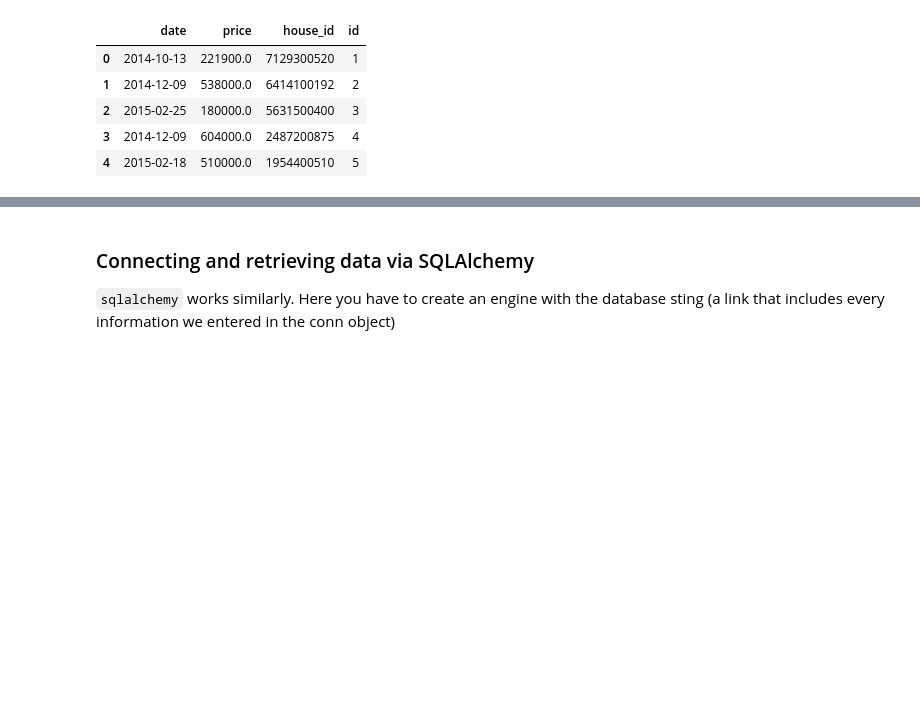
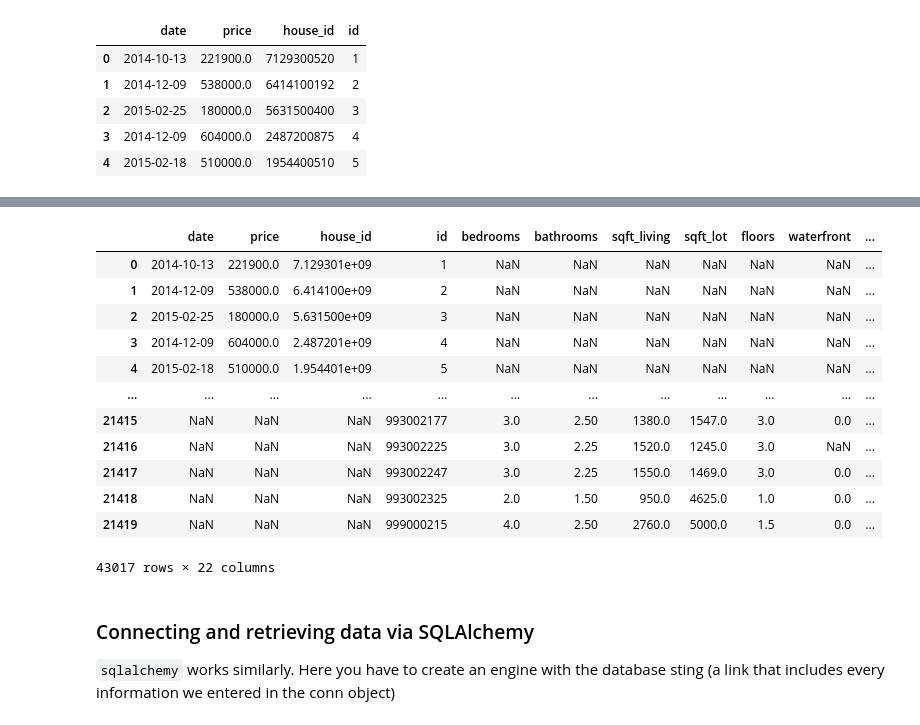
Before and after one commit to alijafarixcs/dsa-eda, a Jupyter notebook: 1_Fetching_the_data_eda.ipynb, the cells around one changed output, grey strips where cells are left out. Cells and saved outputs as stored; diff of their text form; code cells hidden in the pictures; blank space fills up the shorter version.

```diff
--- a/1_Fetching_the_data_eda.ipynb
+++ b/1_Fetching_the_data_eda.ipynb
@@ -99,8 +99,10 @@ conn = psycopg2.connect(
 )
 # %%
 # import the data into a pandas dataframe
-query_string = "SELECT * FROM eda.king_county_house_sales LIMIT 10"
+query_string = "SELECT * FROM eda.king_county_house_sales "
 df_psycopg = pd.read_sql(query_string, conn)
+query_string = "SELECT * FROM eda.king_county_house_details "
+df_psycopg_details = pd.read_sql(query_string, conn)
 # %%
 #close the connection
 conn.close()
@@ -116,6 +144,21 @@ df_psycopg.head()
 # %%
 #export the data to a csv-file
-df_psycopg.to_csv('data/eda.csv',index=False)
+df=pd.concat([df_psycopg,df_psycopg_details])
+df
+# %% [output]
+|  | date | price | house_id | id | bedrooms | bathrooms | sqft_living | sqft_lot | floors | waterfront | ... |
+| 0 | 2014-10-13 | 221900.0 | 7.129301e+09 | 1 | NaN | NaN | NaN | NaN | NaN | NaN | ... |
+| 1 | 2014-12-09 | 538000.0 | 6.414100e+09 | 2 | NaN | NaN | NaN | NaN | NaN | NaN | ... |
+| 2 | 2015-02-25 | 180000.0 | 5.631500e+09 | 3 | NaN | NaN | NaN | NaN | NaN | NaN | ... |
+| 3 | 2014-12-09 | 604000.0 | 2.487201e+09 | 4 | NaN | NaN | NaN | NaN | NaN | NaN | ... |
+| 4 | 2015-02-18 | 510000.0 | 1.954401e+09 | 5 | NaN | NaN | NaN | NaN | NaN | NaN | ... |
+| ... | ... | ... | ... | ... | ... | ... | ... | ... | ... | ... | ... |
+| 21415 | NaN | NaN | NaN | 993002177 | 3.0 | 2.50 | 1380.0 | 1547.0 | 3.0 | 0.0 | ... |
+| 21416 | NaN | NaN | NaN | 993002225 | 3.0 | 2.25 | 1520.0 | 1245.0 | 3.0 | NaN | ... |
+| 21417 | NaN | NaN | NaN | 993002247 | 3.0 | 2.25 | 1550.0 | 1469.0 | 3.0 | 0.0 | ... |
+| 21418 | NaN | NaN | NaN | 993002325 | 2.0 | 1.50 | 950.0 | 4625.0 | 1.0 | 0.0 | ... |
+| 21419 | NaN | NaN | NaN | 999000215 | 4.0 | 2.50 | 2760.0 | 5000.0 | 1.5 | 0.0 | ... |
+43017 rows × 22 columns
 # %% [markdown]
 ### Connecting and retrieving data via SQLAlchemy
 
```
Also changed, not shown: parts of 3 cells of this notebook, 2 other files.
